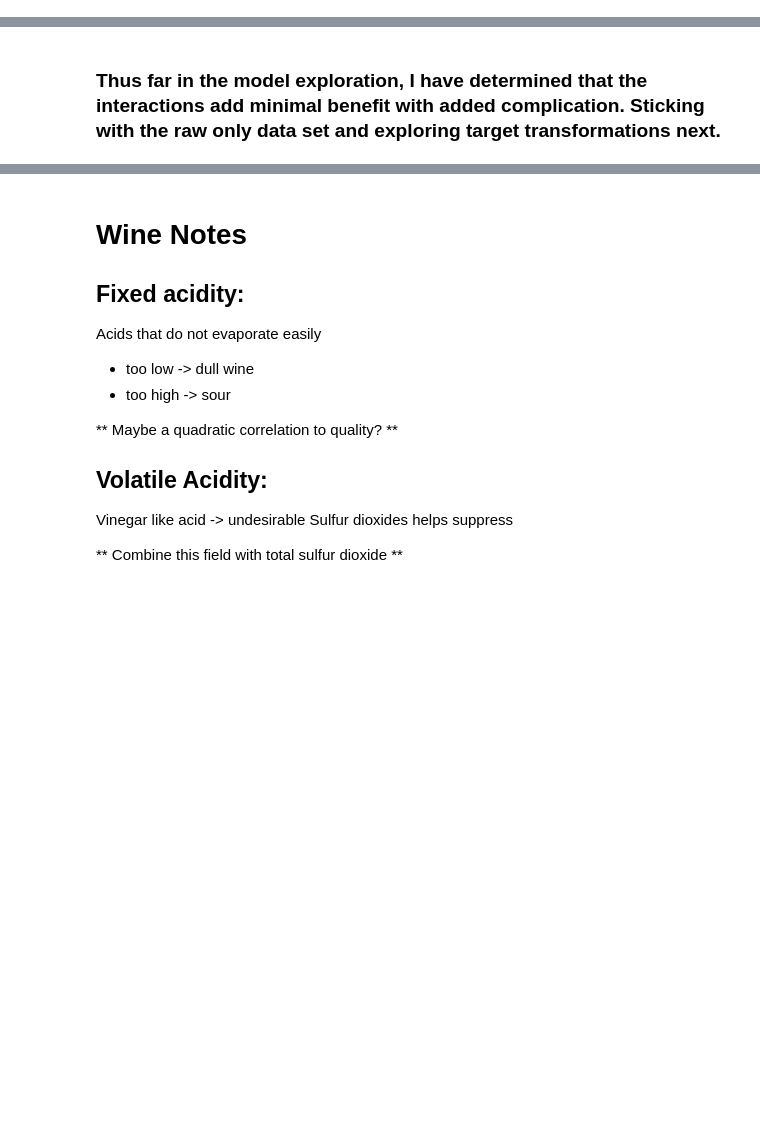
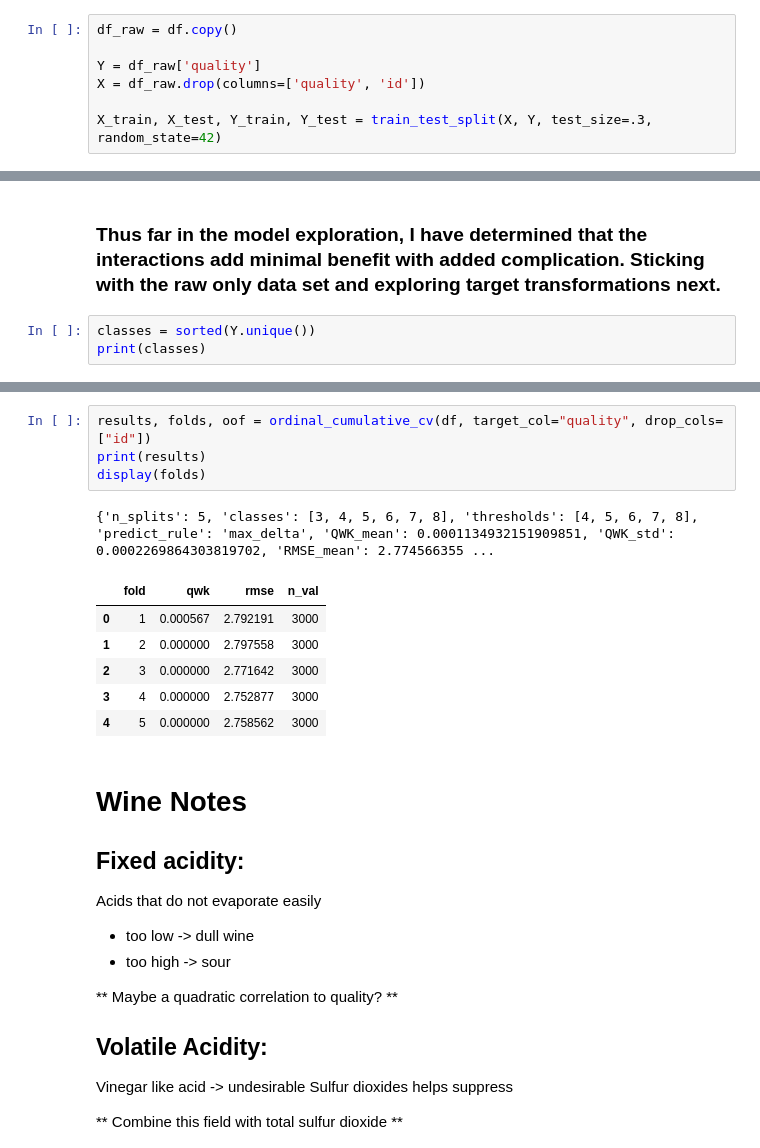
Before and after one commit to logan-heydt/Kaggle_competitions, a Jupyter notebook: Wine_Quality/src/wine_quality_pred.ipynb, the cells around one changed output, grey strips where cells are left out. Saved outputs shown, nothing was run; the diff lists cells and outputs as text; blank space fills up the shorter version.

```diff
--- a/Wine_Quality/src/wine_quality_pred.ipynb
+++ b/Wine_Quality/src/wine_quality_pred.ipynb
@@ -16,6 +17,13 @@ from xgboost import XGBRegressor
 warnings.filterwarnings("ignore", category=RuntimeWarning, module="sklearn")
 # %%
 df = pd.read_csv(r"/Users/loganheydt/Documents/GitHub/Kaggle_competitions/Wine_Quality/data/train.csv")
+# %%
+df_raw = df.copy()
+
+Y = df_raw['quality']
+X = df_raw.drop(columns=['quality', 'id'])
+
+X_train, X_test, Y_train, Y_test = train_test_split(X, Y, test_size=.3, random_state=42)
 # %% [markdown]
 # Data Exploration
 # %%
@@ -272,3 +274,6 @@ Raw + subtraction: {'RMSE_mean': np.float64(0.7417978823520797), 'RMSE_std': np.
 Raw + subtraction + division: {'RMSE_mean': np.float64(0.742914062761946), 'RMSE_std': np.float64(0.010097007475136555), 'QWK_mean': np.float64(0.3174754839803651), 'QWK_std': np.float64(0.01797693473 ...
 # %% [markdown]
 ### Thus far in the model exploration, I have determined that the interactions add minimal benefit with added complication. Sticking with the raw only data set and exploring target transformations next.
+# %%
+classes = sorted(Y.unique())
+print(classes)
@@ -275,3 +424,15 @@ Raw + subtraction + division: {'RMSE_mean': np.float64(0.742914062761946), 'RMSE
+# %%
+results, folds, oof = ordinal_cumulative_cv(df, target_col="quality", drop_cols=["id"])
+print(results)
+display(folds)
+# %% [output]
+{'n_splits': 5, 'classes': [3, 4, 5, 6, 7, 8], 'thresholds': [4, 5, 6, 7, 8], 'predict_rule': 'max_delta', 'QWK_mean': 0.0001134932151909851, 'QWK_std': 0.0002269864303819702, 'RMSE_mean': 2.774566355 ...
+|  | fold | qwk | rmse | n_val |
+| 0 | 1 | 0.000567 | 2.792191 | 3000 |
+| 1 | 2 | 0.000000 | 2.797558 | 3000 |
+| 2 | 3 | 0.000000 | 2.771642 | 3000 |
+| 3 | 4 | 0.000000 | 2.752877 | 3000 |
+| 4 | 5 | 0.000000 | 2.758562 | 3000 |
 # %% [markdown]
 # Wine Notes
 ## Fixed acidity:
```
Also changed, not shown: parts of 7 cells of this notebook.
